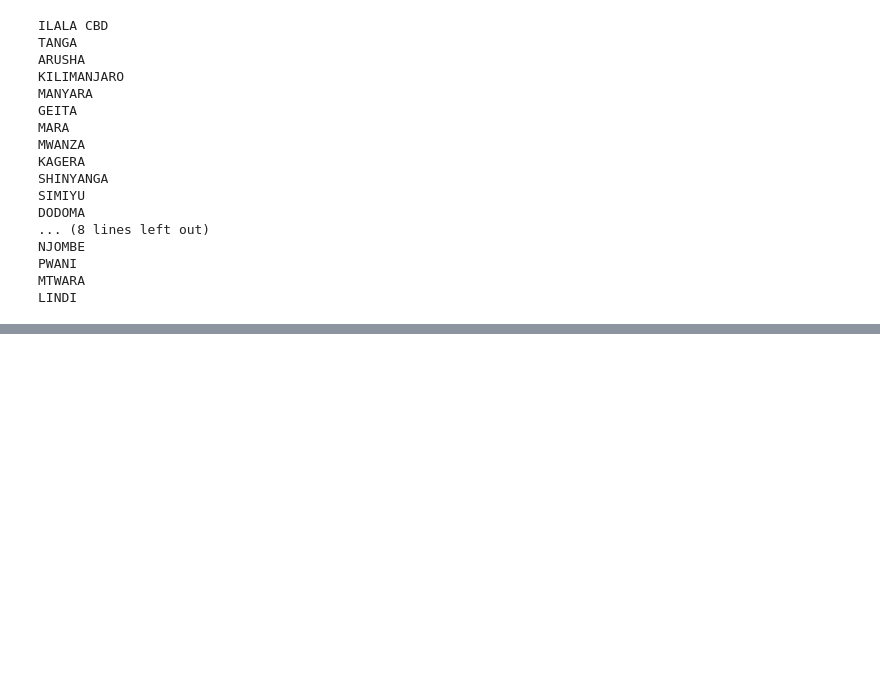
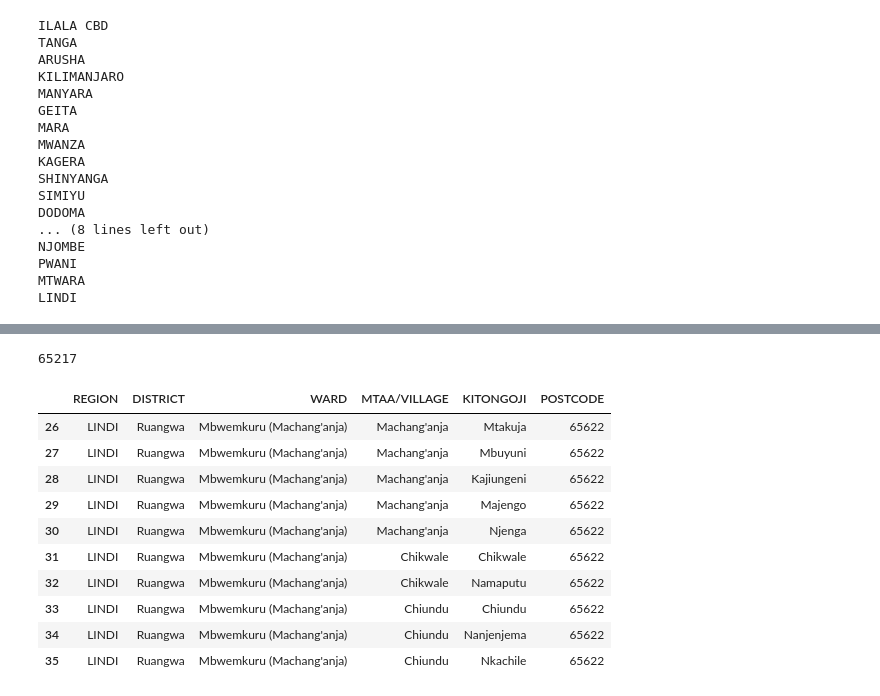
Before and after one commit to stormkilimanjaro/tzpostcodereference, a Jupyter notebook: Import PDF.ipynb, the cells around one changed output, grey strips where cells are left out. Cells and saved outputs as stored; diff of their text form; code cells hidden in the pictures; blank space fills up the shorter version.

```diff
--- a/Import PDF.ipynb
+++ b/Import PDF.ipynb
@@ -172,0 +270,19 @@ final_regions[1].head(100)
+# %%
+print (len(final))
+final = final[final.REGION != 'REGION']
+final.rename(columns={'POSTCODE3': 'POSTCODE'}, inplace=True)
+
+final.tail(10)
+# %% [output]
+65217
+|  | REGION | DISTRICT | WARD | MTAA/VILLAGE | KITONGOJI | POSTCODE |
+| 26 | LINDI | Ruangwa | Mbwemkuru (Machang'anja) | Machang'anja | Mtakuja | 65622 |
+| 27 | LINDI | Ruangwa | Mbwemkuru (Machang'anja) | Machang'anja | Mbuyuni | 65622 |
+| 28 | LINDI | Ruangwa | Mbwemkuru (Machang'anja) | Machang'anja | Kajiungeni | 65622 |
+| 29 | LINDI | Ruangwa | Mbwemkuru (Machang'anja) | Machang'anja | Majengo | 65622 |
+| 30 | LINDI | Ruangwa | Mbwemkuru (Machang'anja) | Machang'anja | Njenga | 65622 |
+| 31 | LINDI | Ruangwa | Mbwemkuru (Machang'anja) | Chikwale | Chikwale | 65622 |
+| 32 | LINDI | Ruangwa | Mbwemkuru (Machang'anja) | Chikwale | Namaputu | 65622 |
+| 33 | LINDI | Ruangwa | Mbwemkuru (Machang'anja) | Chiundu | Chiundu | 65622 |
+| 34 | LINDI | Ruangwa | Mbwemkuru (Machang'anja) | Chiundu | Nanjenjema | 65622 |
+| 35 | LINDI | Ruangwa | Mbwemkuru (Machang'anja) | Chiundu | Nkachile | 65622 |
```
Also changed, not shown: parts of 18 cells of this notebook, 4 other files.
